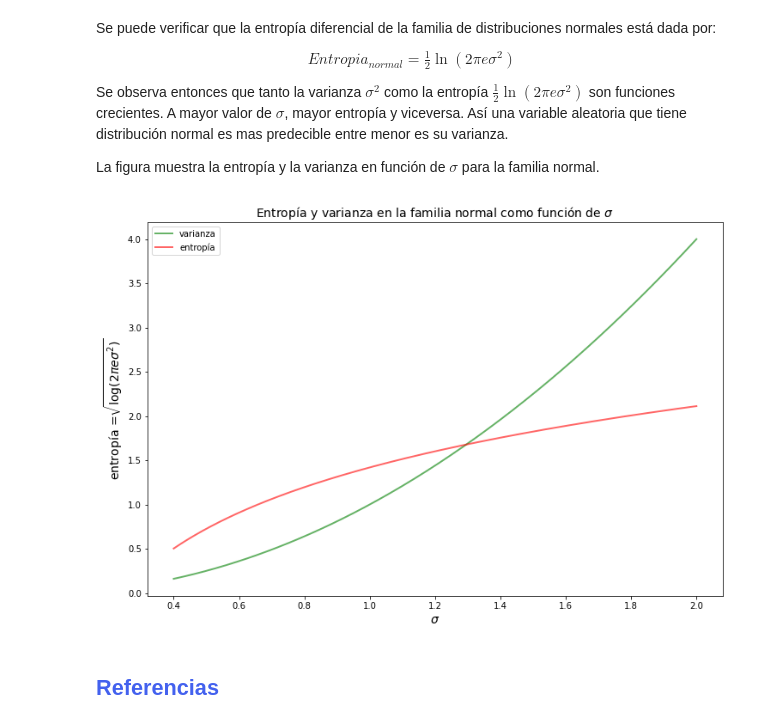
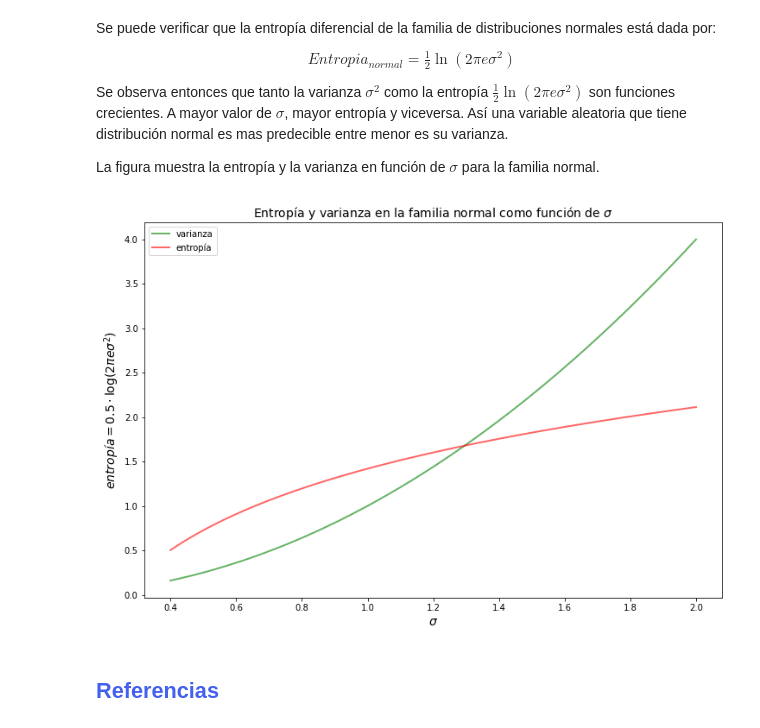
Before and after one commit to AprendizajeProfundo/Libro-Fundamentos, a Jupyter notebook: Fundamentacion_Estadistica/Cuadernos/Prob_Distribuciones_continuas.ipynb, the cells around one changed output. Saved outputs shown, nothing was run; the diff lists cells and outputs as text; code cells hidden in the pictures.

```diff
--- a/Fundamentacion_Estadistica/Cuadernos/Prob_Distribuciones_continuas.ipynb
+++ b/Fundamentacion_Estadistica/Cuadernos/Prob_Distribuciones_continuas.ipynb
@@ -220,26 +220,26 @@ La figura muestra la entropía y la varianza en función de $\sigma$ para la fam
 # %%
 import matplotlib.pyplot as plt
 import numpy as np
 from scipy.stats import norm
 from scipy.stats import t
 from scipy.stats import laplace
 #
 fig, ax = plt.subplots(1, 1,figsize=(12, 8))
 plt.title('Entropía y varianza en la familia normal como función de $\sigma$',fontsize=14)
 
 sigma = np.linspace(0.4,2,300)
 #
 varianza = sigma**2
 ax.plot(sigma, varianza, 'g-', lw=2, alpha=0.6, label='varianza')
 #
 entropia = 0.5*np.log(2*np.pi*np.e*sigma**2)
 ax.plot(sigma, entropia, 'r-', lw=2, alpha=0.6, label='entropía')
 #
 plt.xlabel('$\sigma$',fontsize=14)
-plt.ylabel('entropía =$\sqrt{\log (2\pi e \sigma^2) }$',fontsize=14)
+plt.ylabel('$entropía = 0.5\cdot\log (2\pi e \sigma^2)$',fontsize=14)
 plt.legend()
 plt.show()
 # %% [output]
-[figure, old version]
+[figure, new version]
 # %% [markdown]
 ## <span style="color:#4361EE">Referencias</span>
```
Also changed, not shown: 2 other files.
